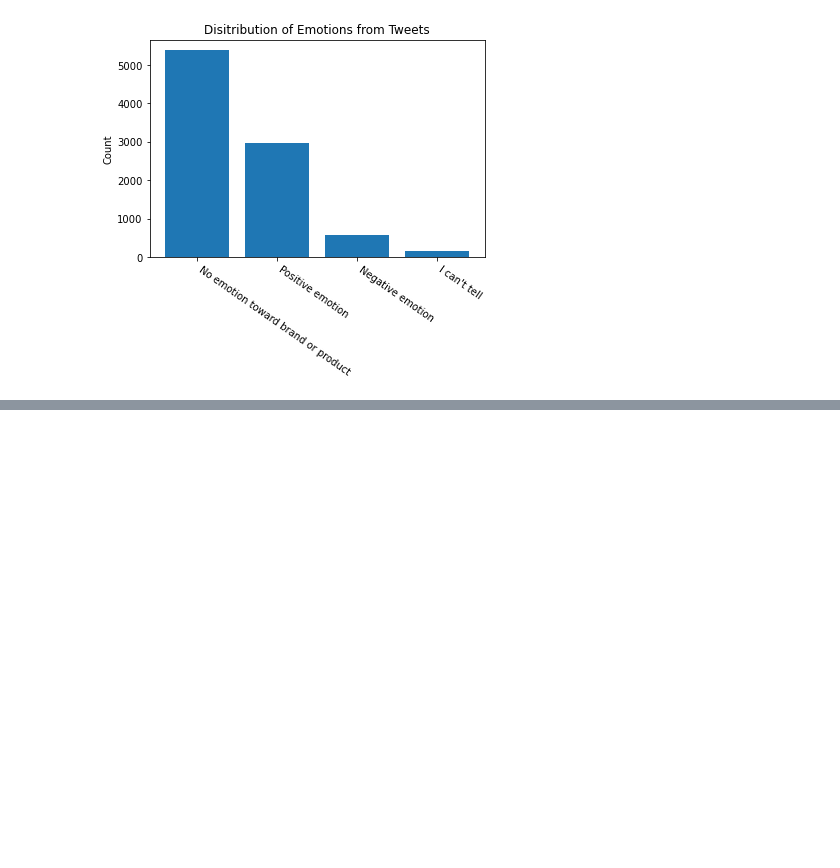
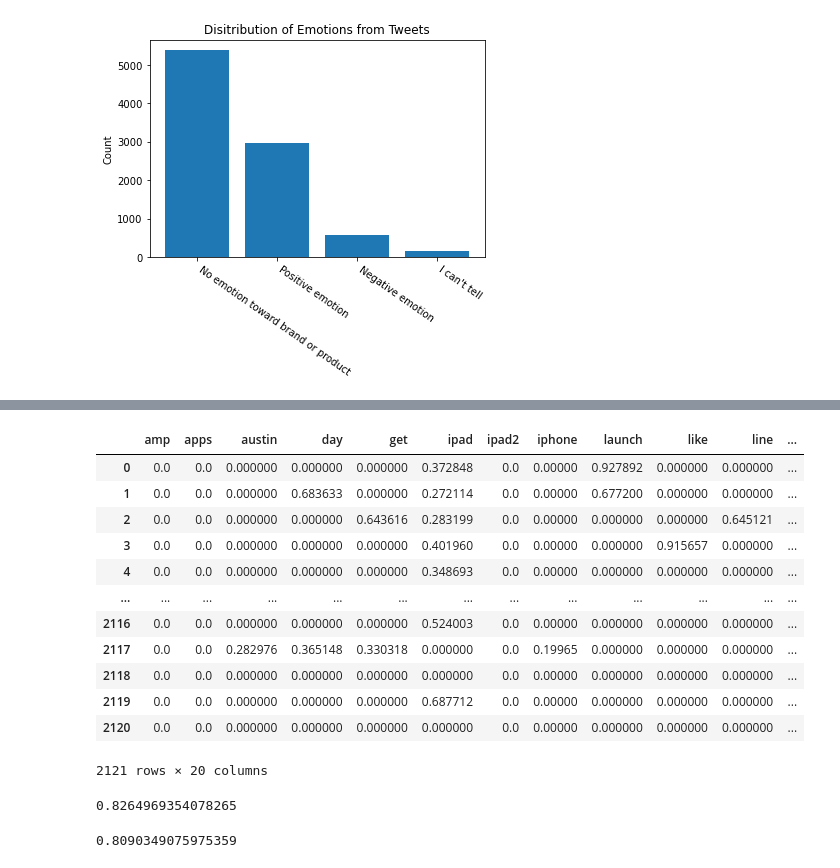
Before and after one commit to xuqc01/twitter_sentiment_analysis, a Jupyter notebook: notebook.ipynb, the cells around one changed output, grey strips where cells are left out. Cells and saved outputs as stored; diff of their text form; code cells hidden in the pictures; blank space fills up the shorter version.

Commit message:
Added a RandomForestModel

```diff
--- a/notebook.ipynb
+++ b/notebook.ipynb
@@ -34,0 +51,10 @@ ax.set_ylabel('Count');
+# %%
+chatgpt = pd.read_csv('chatgpt_tweets.csv') # Negative tweets generated from ChatGPT
+
+unique_gpt_tweets = pd.DataFrame(chatgpt['Tweets'].unique()) # Remove duplicate tweets generated from ChatGPT
+
+# Create new columns with 'Apple' and 'Negative emotion'ArithmeticError as the values
+unique_gpt_tweets['brand'] = 'Apple'
+unique_gpt_tweets['emotion'] = 'Negative'
+
+unique_gpt_tweets.rename(columns={0: 'tweet_text'}, inplace=True)
@@ -34,0 +129,10 @@ ax.set_ylabel('Count');
+# %%
+from sklearn.model_selection import train_test_split
+
+X = apple_tweets_with_gpt['tweet_text']
+y = apple_tweets_with_gpt['emotion']
+
+
+X_train, X_test, y_train, y_test = train_test_split(X, y, stratify=y, random_state=42)
+
+X_train
@@ -34,0 +152,47 @@ ax.set_ylabel('Count');
+# %%
+from sklearn.feature_extraction.text import TfidfVectorizer
+
+def tokenize(document):
+    tokens = tokenizer.tokenize(document)
+    return tokens
+
+tfidf = TfidfVectorizer(
+    max_features=20,
+    stop_words=stopwords_list,
+    tokenizer=tokenize)
+
+X_train_vectorized = tfidf.fit_transform(X_train)
+
+pd.DataFrame.sparse.from_spmatrix(X_train_vectorized, columns=tfidf.get_feature_names())
+# %% [output]
+|  | amp | apps | austin | day | get | ipad | ipad2 | iphone | launch | like | line | ... |
+| 0 | 0.0 | 0.0 | 0.000000 | 0.000000 | 0.000000 | 0.372848 | 0.0 | 0.00000 | 0.927892 | 0.000000 | 0.000000 | ... |
+| 1 | 0.0 | 0.0 | 0.000000 | 0.683633 | 0.000000 | 0.272114 | 0.0 | 0.00000 | 0.677200 | 0.000000 | 0.000000 | ... |
+| 2 | 0.0 | 0.0 | 0.000000 | 0.000000 | 0.643616 | 0.283199 | 0.0 | 0.00000 | 0.000000 | 0.000000 | 0.645121 | ... |
+| 3 | 0.0 | 0.0 | 0.000000 | 0.000000 | 0.000000 | 0.401960 | 0.0 | 0.00000 | 0.000000 | 0.915657 | 0.000000 | ... |
+| 4 | 0.0 | 0.0 | 0.000000 | 0.000000 | 0.000000 | 0.348693 | 0.0 | 0.00000 | 0.000000 | 0.000000 | 0.000000 | ... |
+| ... | ... | ... | ... | ... | ... | ... | ... | ... | ... | ... | ... | ... |
+| 2116 | 0.0 | 0.0 | 0.000000 | 0.000000 | 0.000000 | 0.524003 | 0.0 | 0.00000 | 0.000000 | 0.000000 | 0.000000 | ... |
+| 2117 | 0.0 | 0.0 | 0.282976 | 0.365148 | 0.330318 | 0.000000 | 0.0 | 0.19965 | 0.000000 | 0.000000 | 0.000000 | ... |
+| 2118 | 0.0 | 0.0 | 0.000000 | 0.000000 | 0.000000 | 0.000000 | 0.0 | 0.00000 | 0.000000 | 0.000000 | 0.000000 | ... |
+| 2119 | 0.0 | 0.0 | 0.000000 | 0.000000 | 0.000000 | 0.687712 | 0.0 | 0.00000 | 0.000000 | 0.000000 | 0.000000 | ... |
+| 2120 | 0.0 | 0.0 | 0.000000 | 0.000000 | 0.000000 | 0.000000 | 0.0 | 0.00000 | 0.000000 | 0.000000 | 0.000000 | ... |
+2121 rows × 20 columns
+# %%
+from sklearn.ensemble import RandomForestClassifier
+
+rf = RandomForestClassifier()
+
+rf.fit(X_train_vectorized, y_train)
+rf.score(X_train_vectorized, y_train)
+# %% [output]
+0.8264969354078265
+# %%
+from sklearn.metrics import recall_score
+
+X_test_vectorized = tfidf.transform(X_test)
+y_pred = rf.predict(X_test_vectorized)
+
+recall_score(y_test, y_pred)
+# %% [output]
+0.8090349075975359
```
Also changed, not shown: parts of 11 cells of this notebook, 1 other file.
